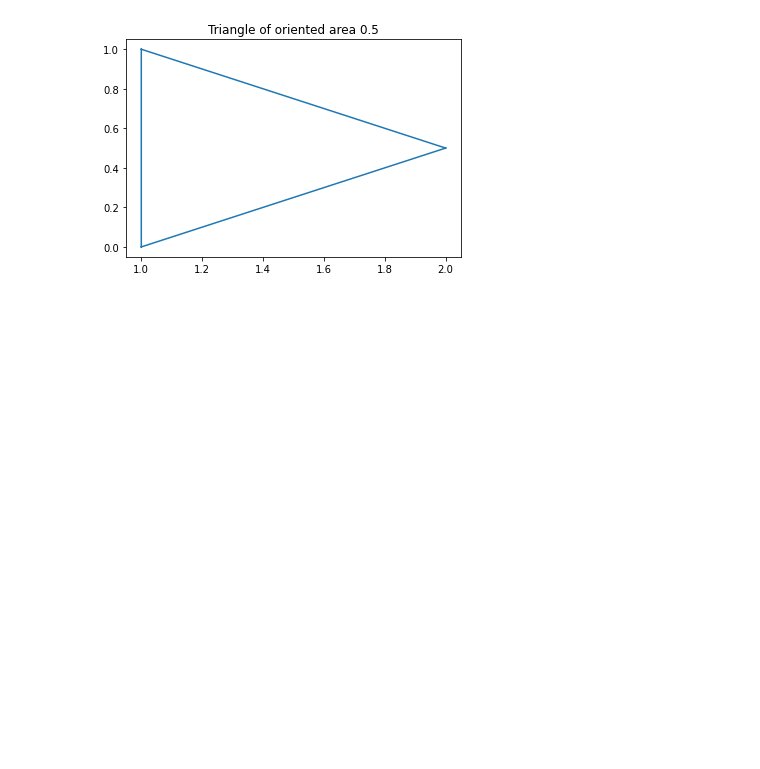
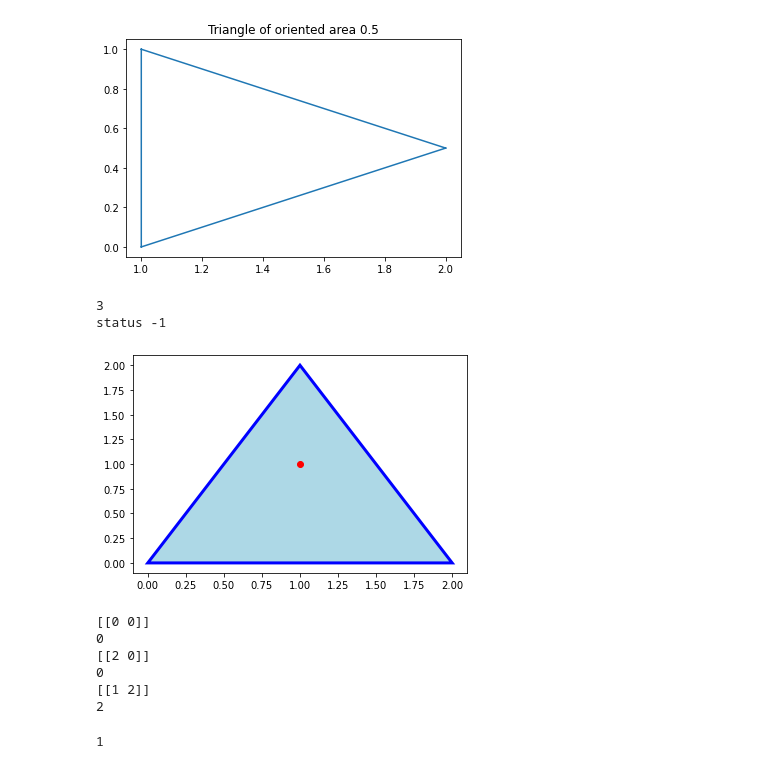
Before and after one commit to carolhmj/computational-geometry, a Jupyter notebook: exercise2/exercise2.ipynb, the cells around one changed output. Drawn from its saved outputs; the diff is of its cells as text; code cells hidden in the pictures; blank space fills up the shorter version.

Commit message:
Start question 5

```diff
--- a/exercise2/exercise2.ipynb
+++ b/exercise2/exercise2.ipynb
@@ -90,0 +146,42 @@ lines = plt.triplot(tris)
+# %%
+# Visualize Question 5 results:
+
+stat_to_fmt = {
+    1: 'go',
+    0: 'yo',
+    -1: 'ro'
+}
+
+def draw_point_in_polygon(P, p, ax):
+    status = point_in_polygon_intersection(P, p)
+    print(f'status {status}')
+
+    ax.plot(P[0,0], P[0,1], stat_to_fmt[status])
+    ax.fill(p[:,0], p[:,1], facecolor = 'lightblue', edgecolor = 'blue', linewidth = 3)
+
+
+fig, ax = plt.subplots()
+draw_point_in_polygon(np.matrix([[1,1]]), np.matrix([[0,0], [2,0], [1,2], [0,0]]), ax)
+
+plt.show()
+# %% [output]
+3
+status -1
+[figure, added]
+# %%
+p = np.matrix([[0,0], [2,0], [1,2], [0,0]])
+for i in range(0,3):
+    print(p[i])
+    x = p[i,1]
+    print(x)
+# %% [output]
+[[0 0]]
+0
+[[2 0]]
+0
+[[1 2]]
+2
+# %%
+x
+# %% [output]
+1
```
Also changed, not shown: parts of 2 cells of this notebook.
